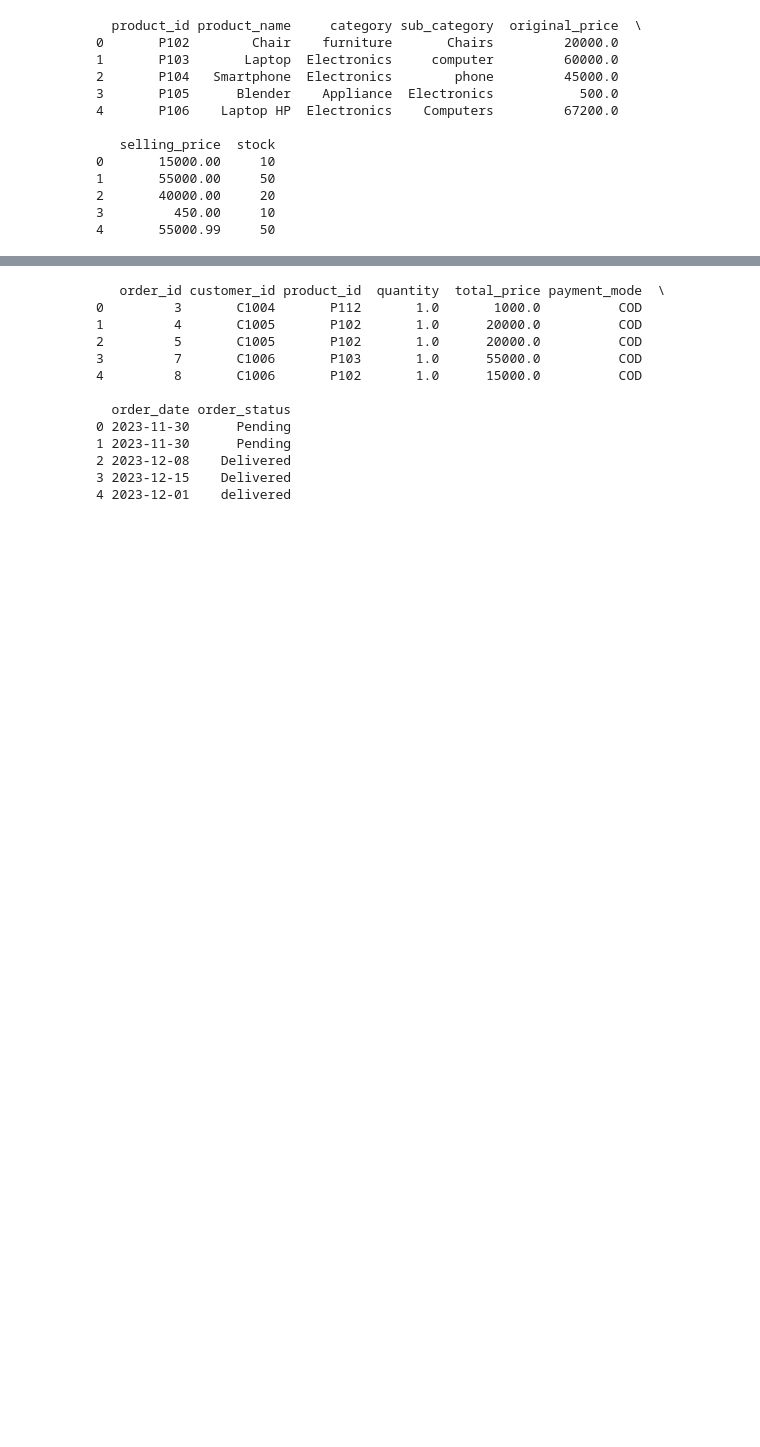
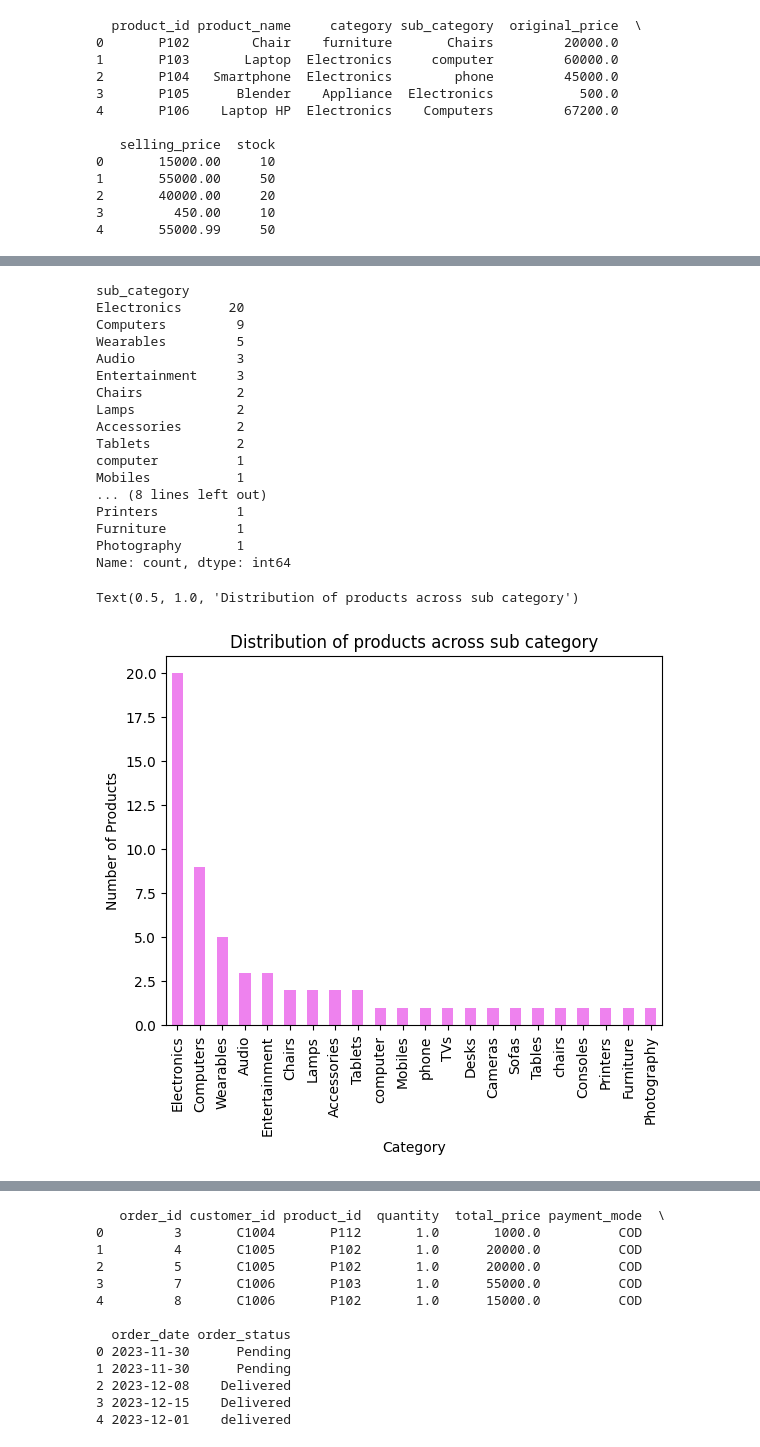
Before and after one commit to samirulcodes/SQL, a Jupyter notebook: EcommerceProject/EcommerceProjectJupyter.ipynb, the cells around one changed output, grey strips where cells are left out. Cells and saved outputs as stored; diff of their text form; code cells hidden in the pictures; blank space fills up the shorter version.

```diff
--- a/EcommerceProject/EcommerceProjectJupyter.ipynb
+++ b/EcommerceProject/EcommerceProjectJupyter.ipynb
@@ -77,0 +96,27 @@ print(product_data.head())
+# %%
+df=product_data['sub_category'].value_counts() # Distribution of products across sub category
+print(df)
+df.plot(kind='bar', color='violet')
+plt.xlabel("Category")
+plt.ylabel("Number of Products")
+plt.title("Distribution of products across sub category")
+# %% [output]
+sub_category
+Electronics      20
+Computers         9
+Wearables         5
+Audio             3
+Entertainment     3
+Chairs            2
+Lamps             2
+Accessories       2
+Tablets           2
+computer          1
+Mobiles           1
+... (8 lines left out)
+Printers          1
+Furniture         1
+Photography       1
+Name: count, dtype: int64
+Text(0.5, 1.0, 'Distribution of products across sub category')
+[figure, added]
```
Also changed, not shown: parts of 9 cells of this notebook.
